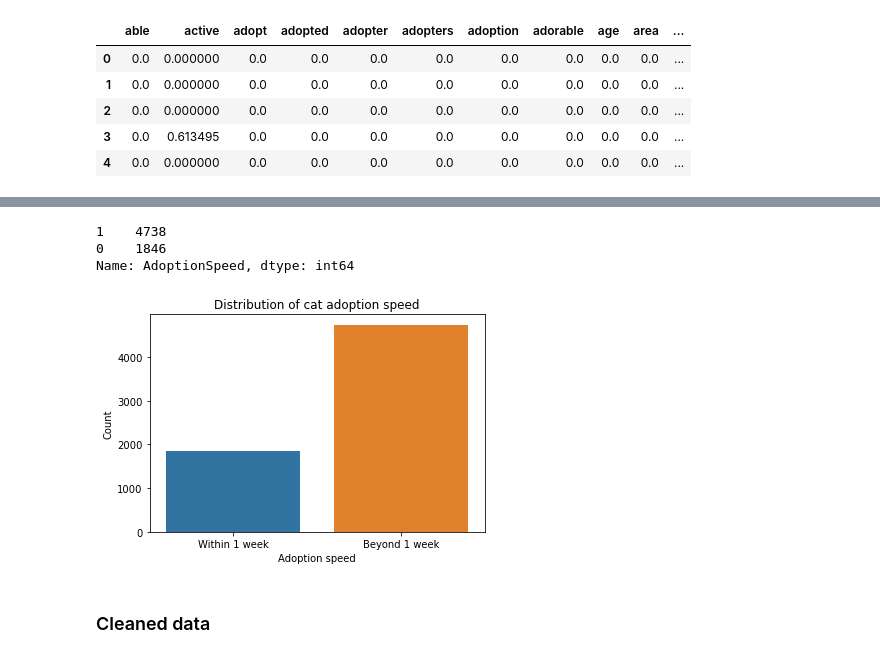
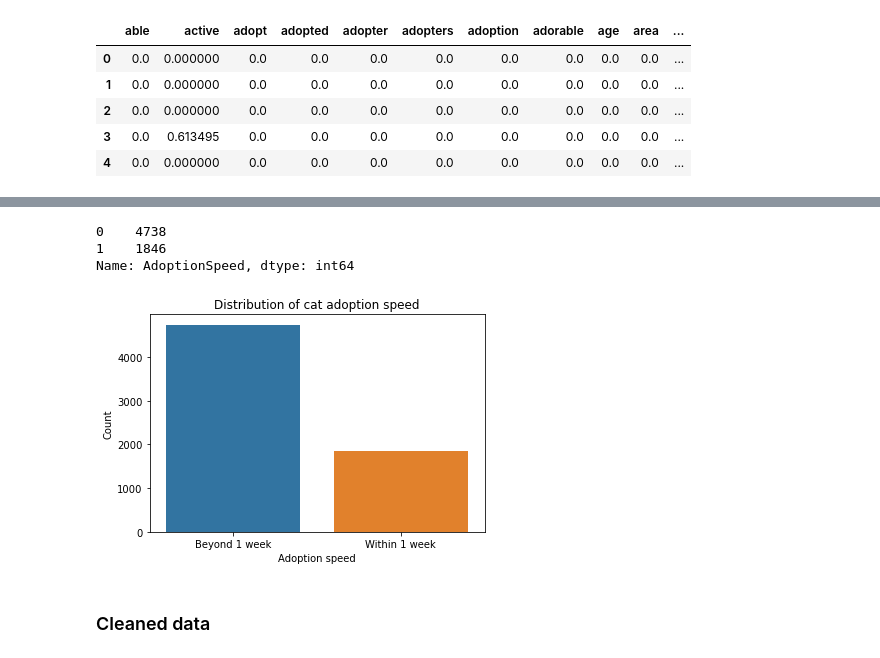
Before and after one commit to simonatso/pet-adoption, a Jupyter notebook: Data Wrangling.ipynb, the cells around one changed output, grey strips where cells are left out. Cells and saved outputs as stored; diff of their text form; code cells hidden in the pictures.

```diff
--- a/Data Wrangling.ipynb
+++ b/Data Wrangling.ipynb
@@ -1669,21 +1669,21 @@ catData.head()
 | c06d167ca | 2 | 1 | 0 | 0 | healthy and active, feisty kitten... | c06d167ca | 6.0 | 1 | 0.0 | ... |
 | 7a0942d61 | 12 | 1 | 0 | 0 | Very manja and gentle stray cat f... | 7a0942d61 | 2.0 | 4 | 0.0 | ... |
 # %%
-catData.AdoptionSpeed = np.where(((catData['AdoptionSpeed'] == 0) | (catData['AdoptionSpeed'] == 1)), 0, 1)
+catData.AdoptionSpeed = np.where(((catData['AdoptionSpeed'] == 0) | (catData['AdoptionSpeed'] == 1)), 1, 0)
 catData.AdoptionSpeed.value_counts()
 # %% [output]
-1    4738
-0    1846
+0    4738
+1    1846
 Name: AdoptionSpeed, dtype: int64
 # %%
 ax = sns.barplot(x = 'AdoptionSpeed', y = 'PetID', data=catData.groupby(['AdoptionSpeed']).count().reset_index())
-plt.xticks(np.arange(0,2), ['Within 1 week', 'Beyond 1 week'])
+plt.xticks(np.arange(0,2), ['Beyond 1 week', 'Within 1 week'])
 plt.ylabel('Count')
 plt.title('Distribution of cat adoption speed')
 plt.xlabel('Adoption speed')
 plt.show()
 # %% [output]
-[figure, old version]
+[figure, new version]
 # %% [markdown]
 ### Cleaned data
 # %%
```
Also changed, not shown: parts of 8 cells of this notebook, 3 other files.
